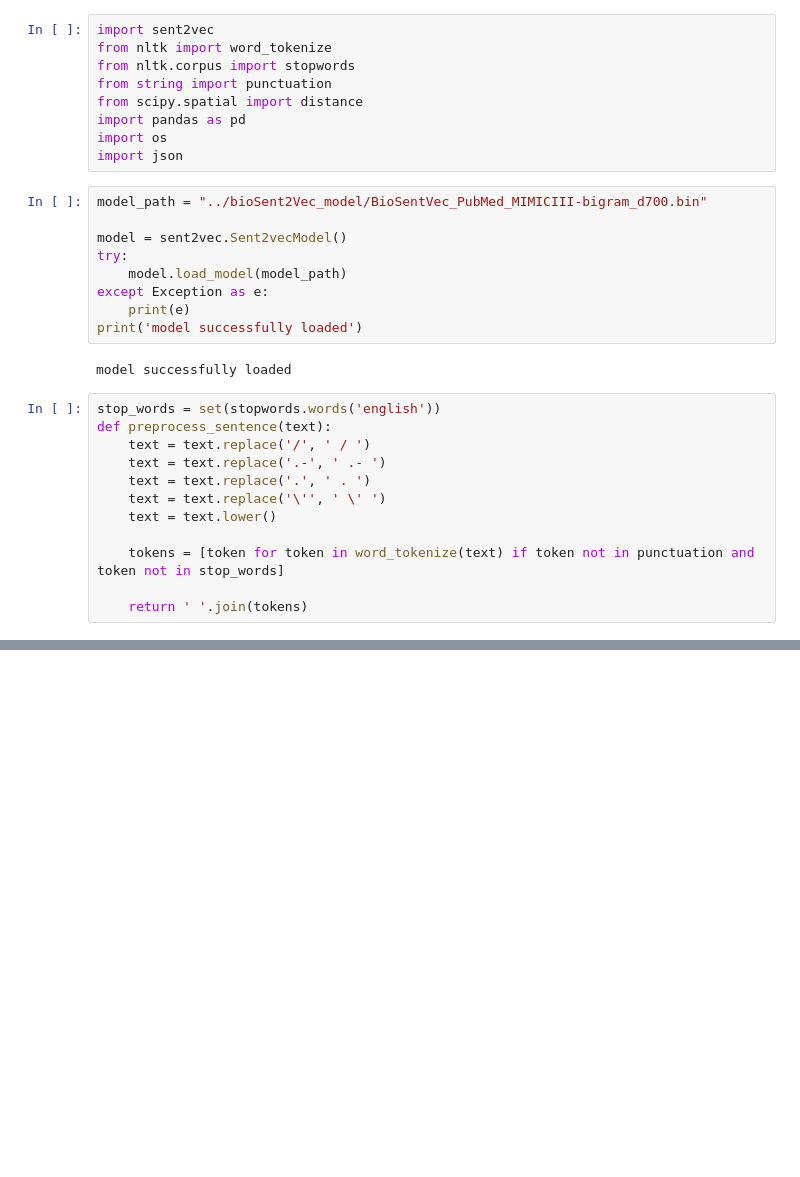
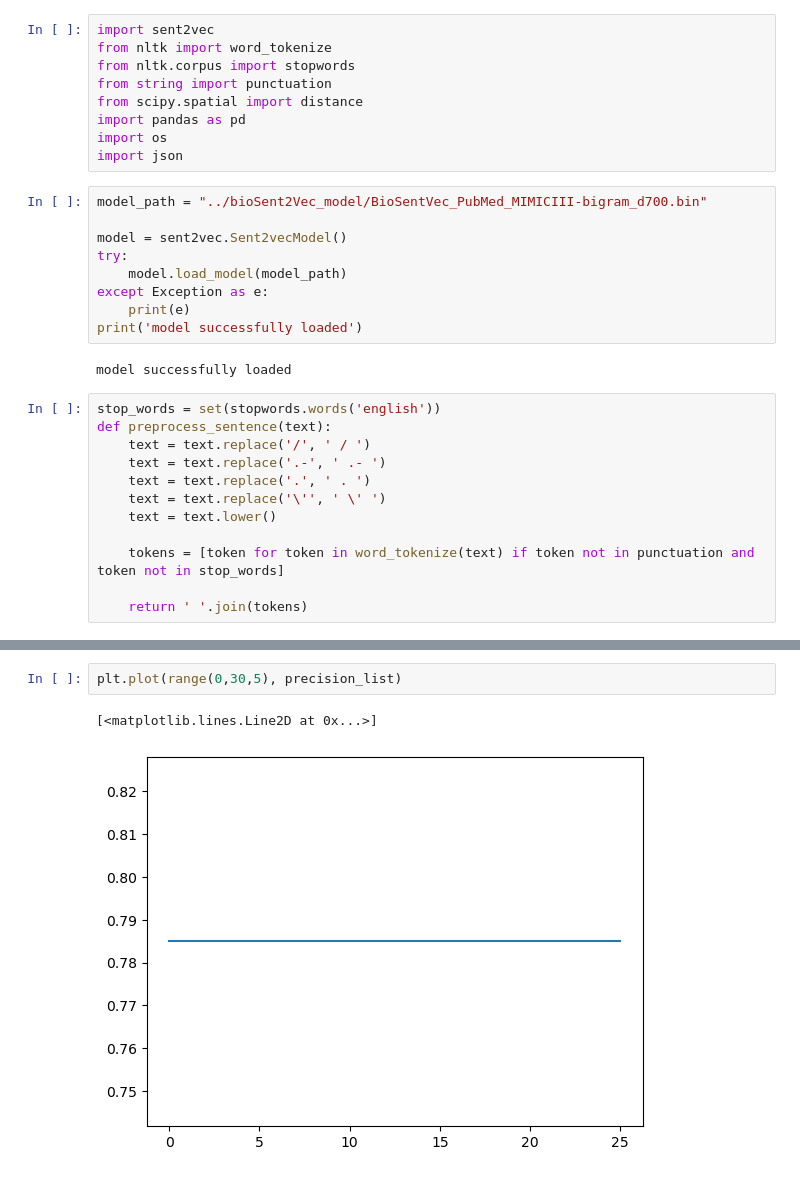
Before and after one commit to Rezana20/bd4h-group-project, a Jupyter notebook: src/bioSent2vec.ipynb, the cells around one changed output, grey strips where cells are left out. Saved outputs shown, nothing was run; the diff lists cells and outputs as text; blank space fills up the shorter version.

```diff
--- a/src/bioSent2vec.ipynb
+++ b/src/bioSent2vec.ipynb
@@ -58,0 +199,5 @@ write_json(fold0_dict, "user_vect_input.json")
+# %%
+plt.plot(range(0,30,5), precision_list)
+# %% [output]
+[<matplotlib.lines.Line2D at 0x...>]
+[figure, added]
```
Also changed, not shown: parts of 16 cells of this notebook.
